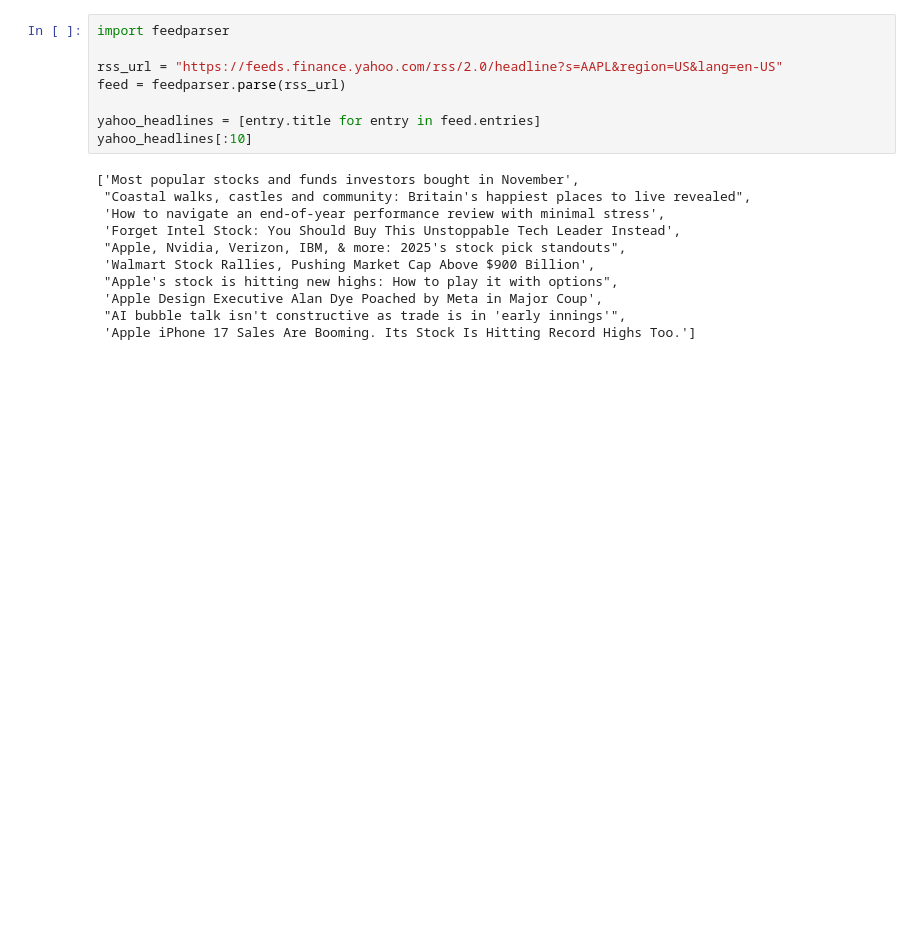
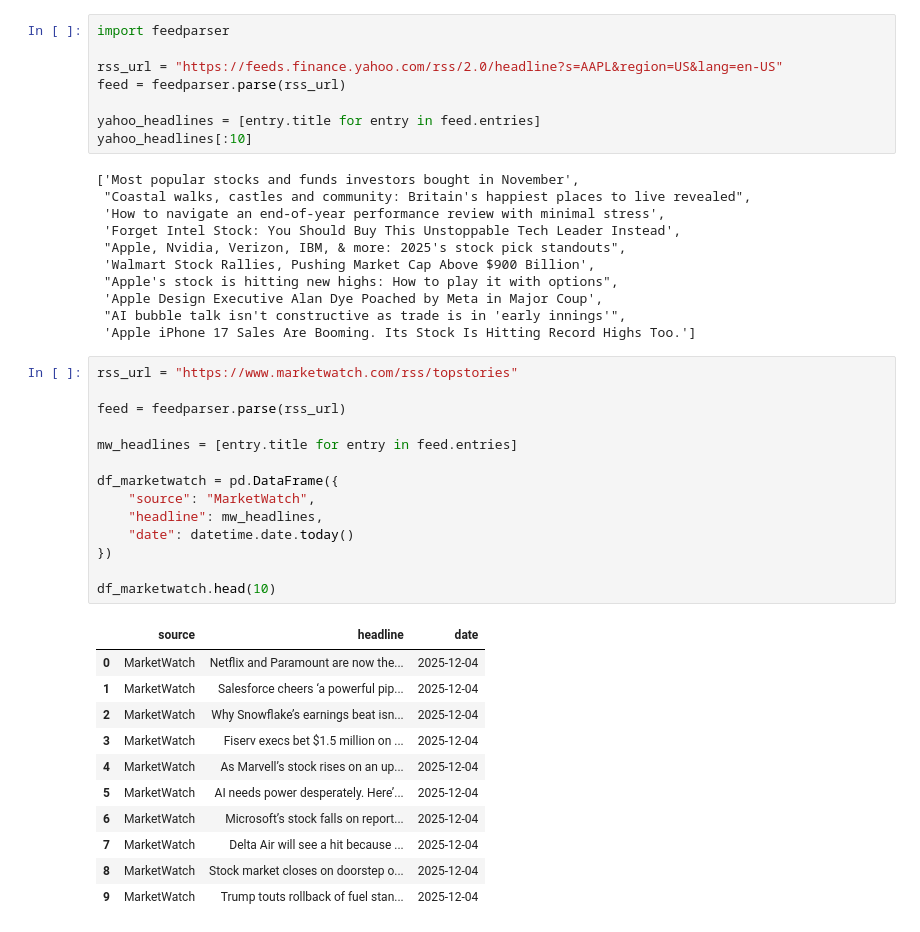
Before and after one commit to eunicetcl/mag7vsSp500-datapipelines, a Jupyter notebook: mag7_marketsentiment.ipynb, the cells around one changed output. Saved outputs shown, nothing was run; the diff lists cells and outputs as text; blank space fills up the shorter version.

Commit message:
update scrapping of yahoo and market watch

```diff
--- a/mag7_marketsentiment.ipynb
+++ b/mag7_marketsentiment.ipynb
@@ -111,3 +111,29 @@ yahoo_headlines[:10]
  'Apple Design Executive Alan Dye Poached by Meta in Major Coup',
  "AI bubble talk isn't constructive as trade is in 'early innings'",
  'Apple iPhone 17 Sales Are Booming. Its Stock Is Hitting Record Highs Too.']
+# %%
+rss_url = "https://www.marketwatch.com/rss/topstories"
+
+feed = feedparser.parse(rss_url)
+
+mw_headlines = [entry.title for entry in feed.entries]
+
+df_marketwatch = pd.DataFrame({
+    "source": "MarketWatch",
+    "headline": mw_headlines,
+    "date": datetime.date.today()
+})
+
+df_marketwatch.head(10)
+# %% [output]
+|  | source | headline | date |
+| 0 | MarketWatch | Netflix and Paramount are now the... | 2025-12-04 |
+| 1 | MarketWatch | Salesforce cheers ‘a powerful pip... | 2025-12-04 |
+| 2 | MarketWatch | Why Snowflake’s earnings beat isn... | 2025-12-04 |
+| 3 | MarketWatch | Fiserv execs bet $1.5 million on ... | 2025-12-04 |
+| 4 | MarketWatch | As Marvell’s stock rises on an up... | 2025-12-04 |
+| 5 | MarketWatch | AI needs power desperately. Here’... | 2025-12-04 |
+| 6 | MarketWatch | Microsoft’s stock falls on report... | 2025-12-04 |
+| 7 | MarketWatch | Delta Air will see a hit because ... | 2025-12-04 |
+| 8 | MarketWatch | Stock market closes on doorstep o... | 2025-12-04 |
+| 9 | MarketWatch | Trump touts rollback of fuel stan... | 2025-12-04 |
```
